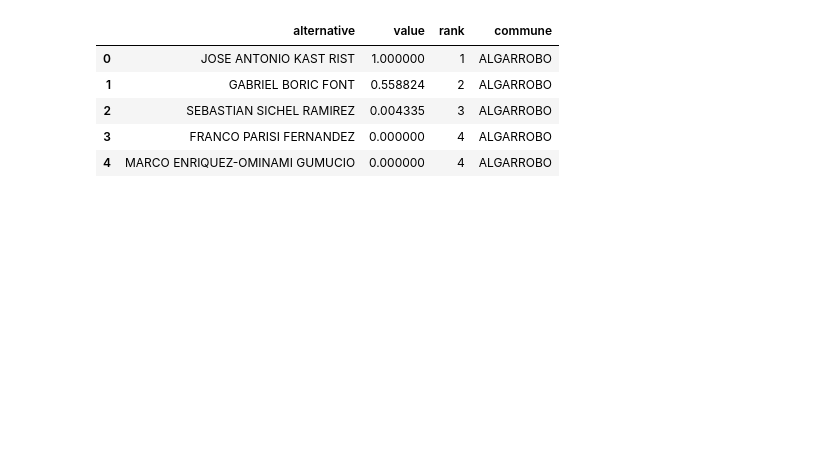
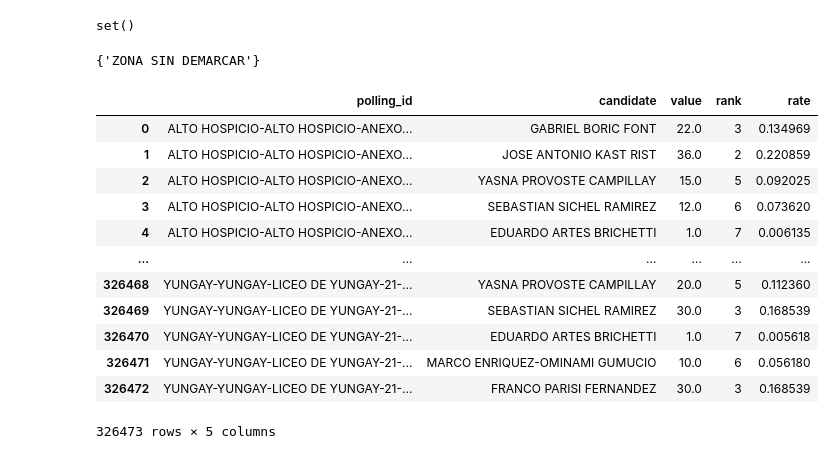
Before and after one commit to cnavarreteliz/atlas-elections-data, a Jupyter notebook: Maps_Chile.ipynb, the cells around one changed output. Saved outputs shown, nothing was run; the diff lists cells and outputs as text; code cells hidden in the pictures; blank space fills up the shorter version.

```diff
--- a/Maps_Chile.ipynb
+++ b/Maps_Chile.ipynb
@@ -33,10 +73,24 @@ gdf = gdf.rename(columns={"Comuna": "commune"})
+# %%
+set(df_fround[location_level].unique()) - set(gdf[location_level].unique())
+# %% [output]
+set()
+# %%
+set(gdf[location_level].unique()) - set(df_fround[location_level].unique())
+# %% [output]
+{'ZONA SIN DEMARCAR'}
 # %%
-df = pd.read_csv(f"data_output/{country}/{year}_divisiveness_{location_level}.csv.gz", compression="gzip")
-df.head()
+pd.read_csv(f"data_output/{country}/{year}_first_round.csv.gz", compression="gzip")
 # %% [output]
-|  | alternative | value | rank | commune |
-| 0 | JOSE ANTONIO KAST RIST | 1.000000 | 1 | ALGARROBO |
-| 1 | GABRIEL BORIC FONT | 0.558824 | 2 | ALGARROBO |
-| 2 | SEBASTIAN SICHEL RAMIREZ | 0.004335 | 3 | ALGARROBO |
-| 3 | FRANCO PARISI FERNANDEZ | 0.000000 | 4 | ALGARROBO |
-| 4 | MARCO ENRIQUEZ-OMINAMI GUMUCIO | 0.000000 | 4 | ALGARROBO |
+|  | polling_id | candidate | value | rank | rate |
+| 0 | ALTO HOSPICIO-ALTO HOSPICIO-ANEXO... | GABRIEL BORIC FONT | 22.0 | 3 | 0.134969 |
+| 1 | ALTO HOSPICIO-ALTO HOSPICIO-ANEXO... | JOSE ANTONIO KAST RIST | 36.0 | 2 | 0.220859 |
+| 2 | ALTO HOSPICIO-ALTO HOSPICIO-ANEXO... | YASNA PROVOSTE CAMPILLAY | 15.0 | 5 | 0.092025 |
+| 3 | ALTO HOSPICIO-ALTO HOSPICIO-ANEXO... | SEBASTIAN SICHEL RAMIREZ | 12.0 | 6 | 0.073620 |
+| 4 | ALTO HOSPICIO-ALTO HOSPICIO-ANEXO... | EDUARDO ARTES BRICHETTI | 1.0 | 7 | 0.006135 |
+| ... | ... | ... | ... | ... | ... |
+| 326468 | YUNGAY-YUNGAY-LICEO DE YUNGAY-21-... | YASNA PROVOSTE CAMPILLAY | 20.0 | 5 | 0.112360 |
+| 326469 | YUNGAY-YUNGAY-LICEO DE YUNGAY-21-... | SEBASTIAN SICHEL RAMIREZ | 30.0 | 3 | 0.168539 |
+| 326470 | YUNGAY-YUNGAY-LICEO DE YUNGAY-21-... | EDUARDO ARTES BRICHETTI | 1.0 | 7 | 0.005618 |
+| 326471 | YUNGAY-YUNGAY-LICEO DE YUNGAY-21-... | MARCO ENRIQUEZ-OMINAMI GUMUCIO | 10.0 | 6 | 0.056180 |
+| 326472 | YUNGAY-YUNGAY-LICEO DE YUNGAY-21-... | FRANCO PARISI FERNANDEZ | 30.0 | 3 | 0.168539 |
+326473 rows × 5 columns
```
Also changed, not shown: parts of 24 cells of this notebook, 46 other files.
